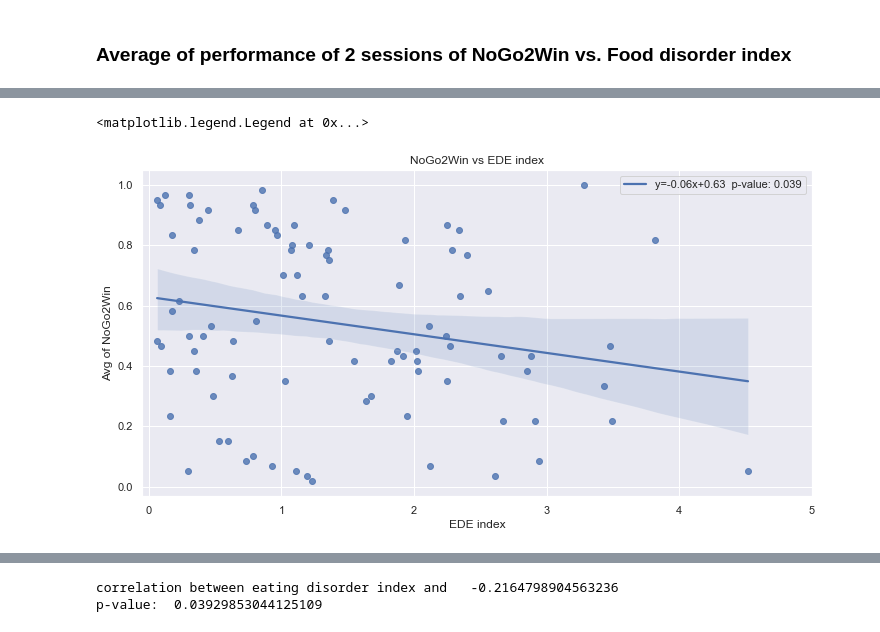
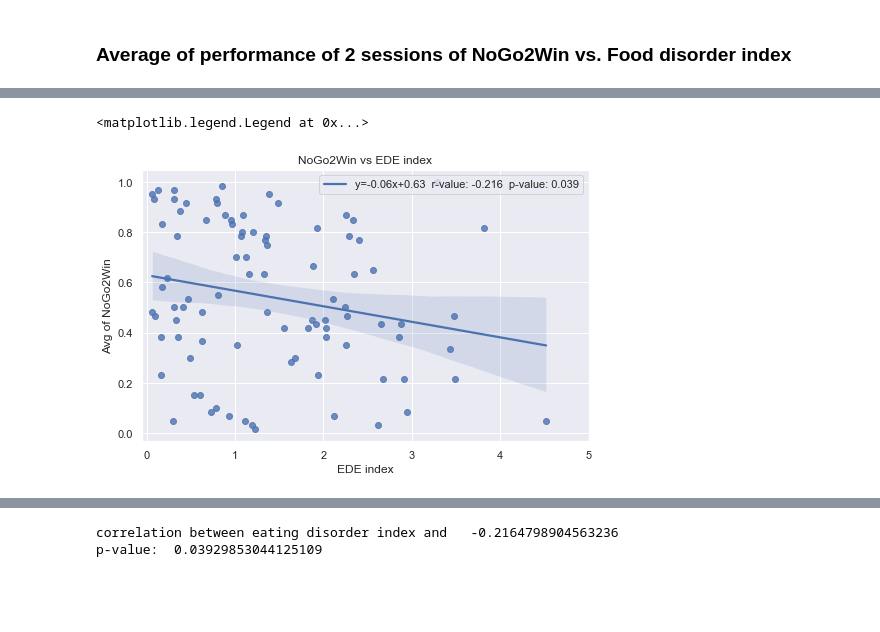
Before and after one commit to Sepsad/Interindividual-differences-in-Learning-to-Act-or-Avoid, a Jupyter notebook: hypothesis_testing.ipynb, the cells around one changed output, grey strips where cells are left out. Cells and saved outputs as stored; diff of their text form; code cells hidden in the pictures; blank space fills up the shorter version.

Commit message:
Color coding of conditions

```diff
--- a/hypothesis_testing.ipynb
+++ b/hypothesis_testing.ipynb
@@ -57,7 +58,8 @@ import pandas as pd
 pd.set_option("display.max_columns", None)
 pd.set_option("display.max_rows", 150)
 import seaborn as sns
-sns.set_theme(color_codes=True)
+custom_params = {"axes.spines.right": False, "axes.spines.top": False}
+sns.set_theme(style="ticks", rc=custom_params)
 from scipy import stats
 import statsmodels.api as sm
 import statsmodels.formula.api as smf
@@ -815,3 +957,14 @@ Uncomment below to exclude who responded the same for all questions
 ### Average of performance of 2 sessions of NoGo2Win vs. Food disorder index
 # %%
 perf_questionnaire_data['go_bias'] =  perf_questionnaire_data['go2win_first_session'] + perf_questionnaire_data['go2avoidPun_first_session']- perf_questionnaire_data['nogo2win_first_session'] - perf_questionnaire_data['nogo2avoidPun_first_session']
+# %%
+X = np.array(perf_questionnaire_data[['nogo2win_first_session', 'nogo2win_second_session']])
+# %%
+from sklearn.cluster import KMeans
+from sklearn.mixture import GaussianMixture
+gmm = GaussianMixture(n_components=4 , covariance_type='full').fit(X)
+kmeans = KMeans(4, random_state=33)
+
+labels_knn = kmeans.fit(X).predict(X)
+labels_gmm = gmm.fit(X).predict(X)
+plt.scatter(X[:, 0], X[:, 1], c=labels_knn, s=40, cmap='viridis');
@@ -817,0 +973,2 @@ perf_questionnaire_data['go_bias'] =  perf_questionnaire_data['go2win_first_sess
+# %%
+perf_questionnaire_data['nogo2win_labels_knn'] = labels_knn
@@ -818,17 +1004,17 @@ perf_questionnaire_data['go_bias'] =  perf_questionnaire_data['go2win_first_sess
 # %%
 slope, intercept, r_value, p_value, std_err = stats.linregress(perf_questionnaire_data['global_score'],perf_questionnaire_data['nogo2win_mean_performance'])
 
 g = sns.regplot(data = perf_questionnaire_data, x = 'global_score', y = 'nogo2win_mean_performance',
-            line_kws={'label':"y={0:.2f}x+{1:.2f}  p-value: {2:.3f}".format(slope,intercept,p_value)} )
+            line_kws={'label':"y={0:.2f}x+{1:.2f}  r-value: {2:.3f}  p-value: {3:.3f}".format(slope,intercept,r_value,p_value)} )
 
 g.set(xlim=(-0.05, 5),
       xlabel = 'EDE index',
       ylabel = 'Avg of NoGo2Win',
       title = 'NoGo2Win vs EDE index')
 
-g.figure.set_size_inches(12, 6)
+g.figure.set_size_inches(8, 5)
 
 g.legend()
 # %% [output]
 <matplotlib.legend.Legend at 0x...>
-[figure, old version]
+[figure, new version]
```
Also changed, not shown: parts of 54 cells of this notebook.
